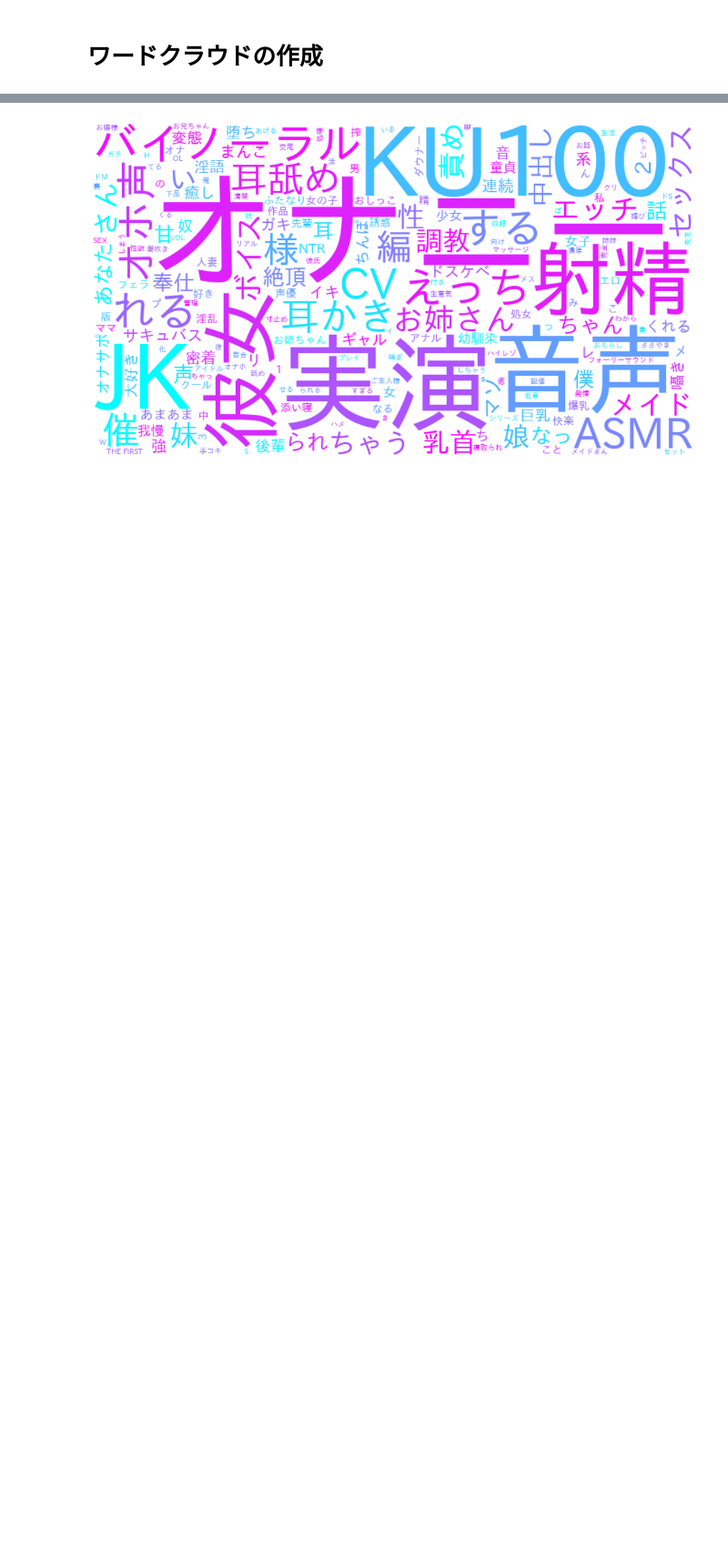
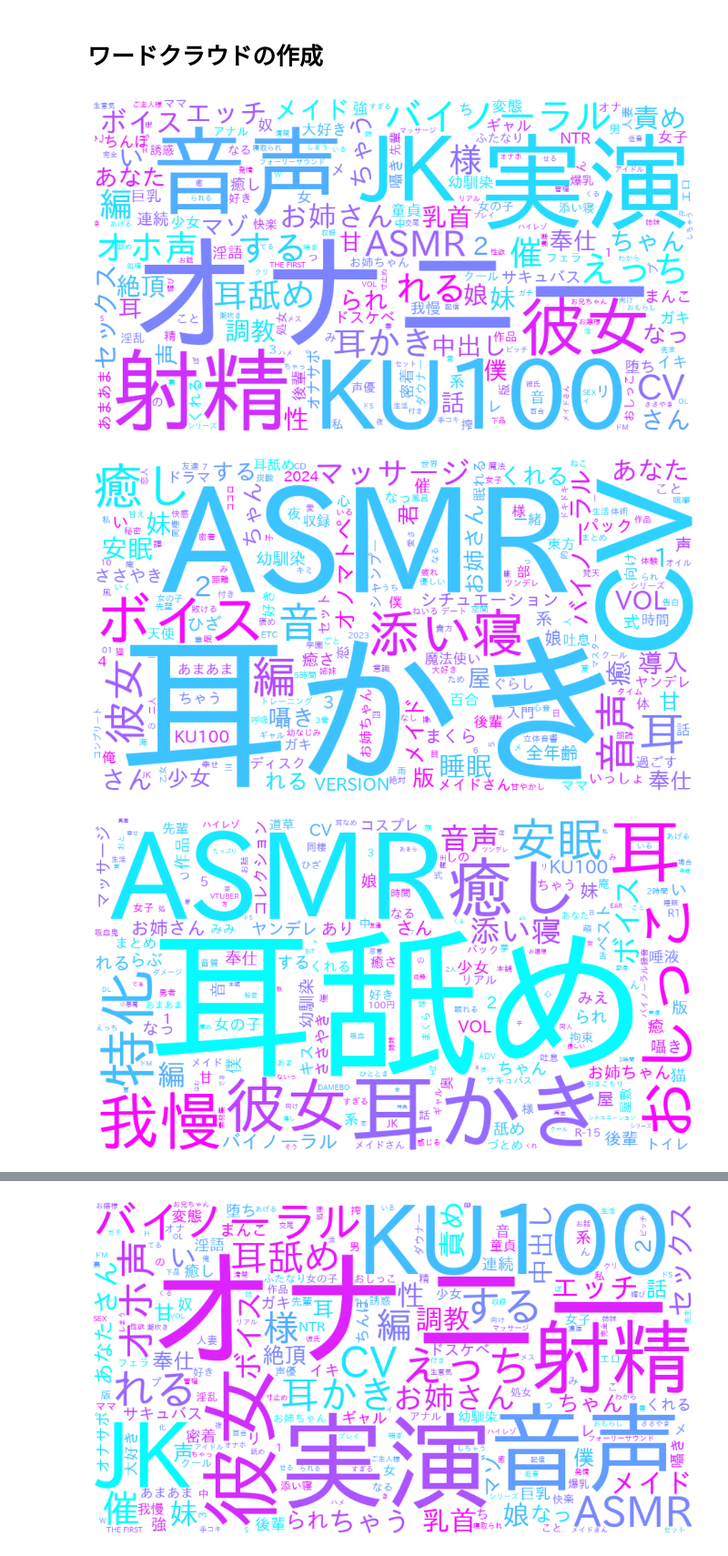
Before and after one commit to XXXFQ/DLsite-Analyzer, a Jupyter notebook: dlsite_data_analysis.ipynb, the cells around one changed output, grey strips where cells are left out. Shown at 91% size. Saved outputs shown, nothing was run; the diff lists cells and outputs as text; code cells hidden in the pictures; blank space fills up the shorter version.

```diff
--- a/dlsite_data_analysis.ipynb
+++ b/dlsite_data_analysis.ipynb
@@ -153,3 +153,44 @@ wordcloud_folder = Path('./data/wordcloud')
 with DatabaseManager(DATABASE_PATH) as db:
     voice_works_view_manager = VoiceWorksViewManager(db)
     df = voice_works_view_manager.get_all_voice_works()
+# %%
+# 全年齢、R-15、R-18の作品データをフィルタリング
+age_categories = ["全年齢", "R-15", "R-18"]
+filtered_dfs = {age: df[df[VOICE_WORKS_VIEW_AGE] == age] for age in age_categories}
+
+# 単語の抽出設定
+target_pos = ["名詞", "動詞", "形容詞"]
+stop_words = ['さ', 'し', 'せ', 'れ']
+
+# 単語リストと出現回数を取得する関数
+def extract_and_count_words(dataframe, column, target_pos, stop_words):
+    word_list = extract_words(list(dataframe[column]), target_pos, stop_words)
+    flattened_word_list = list(chain.from_iterable(word_list))
+    word_count = pd.Series(flattened_word_list).value_counts()
+    return word_count
+
+# 各カテゴリーの単語の出現回数を取得
+word_counts = {
+    "all": extract_and_count_words(df, VOICE_WORKS_TITLE, target_pos, stop_words),
+    **{
+        age: extract_and_count_words(filtered_dfs[age], VOICE_WORKS_TITLE, target_pos, stop_words)
+        for age in age_categories
+    }
+}
+
+# ワードクラウドの生成と保存
+font_path = str(wordcloud_folder / 'ipaexg.ttf')
+output_filenames = {
+    "all": wordcloud_folder / "wordcloud_all.png",
+    "全年齢": wordcloud_folder / "wordcloud_all_ages.png",
+    "R-15": wordcloud_folder / "wordcloud_r15.png",
+    "R-18": wordcloud_folder / "wordcloud_r18.png"
+}
+
+for category, word_count in word_counts.items():
+    wc = generate_wordcloud(word_count, font_path=font_path)
+    plot_wordcloud(wc, figsize=(15, 12), filename=output_filenames[category])
+# %% [output]
+[figure, added]
+[figure, added]
+[figure, added]
```
Also changed, not shown: parts of 2 cells of this notebook.
